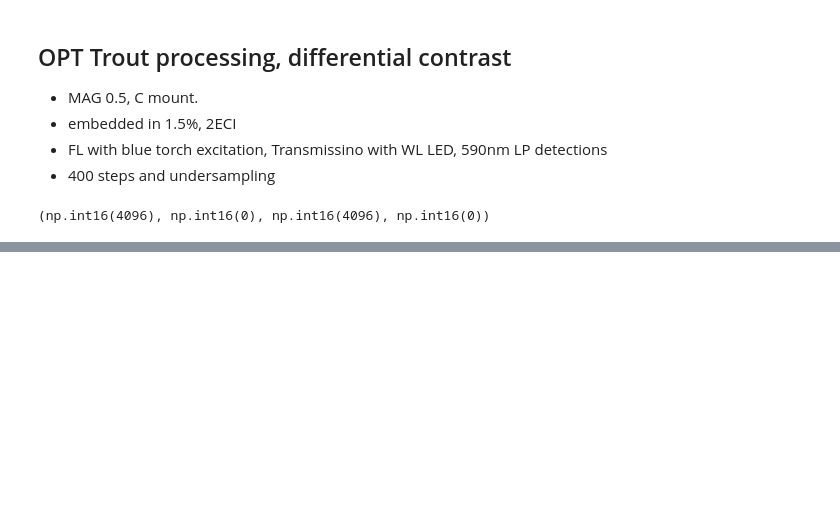
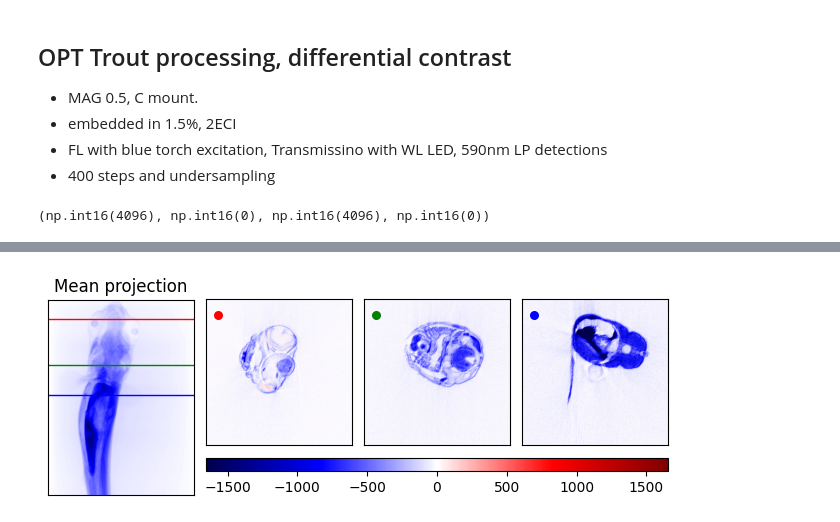
Before and after one commit to QBioImaging/paper-2026-opt-framework, a Jupyter notebook: 03_fl-tr.ipynb, the cells around one changed output, grey strips where cells are left out. Drawn from its saved outputs; the diff is of its cells as text; code cells hidden in the pictures; blank space fills up the shorter version.

```diff
--- a/03_fl-tr.ipynb
+++ b/03_fl-tr.ipynb
@@ -37,3 +23,8 @@ fl = np.load('data_output/0801_fl_lp590_400_recon.npy', allow_pickle=True)
 np.amax(tr), np.amin(tr), np.amax(fl), np.amin(fl)
 # %% [output]
 (np.int16(4096), np.int16(0), np.int16(4096), np.int16(0))
+# %%
+lineidx = [200, 680, 1000]
+tr_slices = tr[lineidx].copy()
+fl_slices = fl[lineidx].copy()
+tr_slices.shape
@@ -40,5 +33,6 @@ np.amax(tr), np.amin(tr), np.amax(fl), np.amin(fl)
 # %%
 tr.shape == fl.shape
 diff = tr - fl[:-1, :, :]
-np.amax(diff), np.amin(diff)
+diff_slices = tr_slices - fl_slices
+np.amax(diff), np.amin(diff), diff_slices.shape
 # %% [output]
@@ -45,0 +42,76 @@ np.amax(diff), np.amin(diff)
+# %%
+# max projection alone
+maxproj= np.max(diff, axis=2)
+meanproj= np.mean(diff, axis=2)
+
+# normalization step
+data = diff_slices.copy()
+
+del tr
+del fl
+# %%
+# saturation_factors
+sf = 2
+sf2 = 1
+edge_px = 240
+fig = plt.figure(figsize=(8, 4))
+meanproj_limit = max(abs(np.amin(meanproj)), abs(np.amax(meanproj))) / sf2
+abs_cbar_limit = max(abs(np.amin(diff_slices)), abs(np.amax(diff_slices))) / sf
+
+gs = gridspec.GridSpec(
+    2, 4,
+    height_ratios=[1.0, 0.032],
+    width_ratios=[1.3, 1.3, 1.3, 1.3],
+    hspace=-0.5
+)
+
+ax0 = fig.add_subplot(gs[0, 0])
+ax1 = fig.add_subplot(gs[0, 1])
+ax2 = fig.add_subplot(gs[0, 2])
+ax3 = fig.add_subplot(gs[0, 3])
+cax = fig.add_subplot(gs[1, 1:])
+
+
+ax0.imshow(meanproj, cmap=plt.cm.seismic,
+           vmin=-meanproj_limit / sf2, vmax=meanproj_limit / sf2)
+ax0.axhline(lineidx[0], color='r', lw=1, label='_nolegend_')
+ax0.axhline(lineidx[1], color='g', lw=1, label='_nolegend_')
+ax0.axhline(lineidx[2], color='b', lw=1, label='_nolegend_')
+ax0.set_title('Mean projection')
+ax0.set_yticks([]), ax0.set_xticks([])
+
+
+ax1.imshow(data[0][edge_px:-edge_px, edge_px:-edge_px], cmap=plt.cm.seismic,
+           vmin=-abs_cbar_limit, vmax=abs_cbar_limit)
+ax1.scatter(90, 110, color="red", s=30)
+ax1.set_yticks([]), ax1.set_xticks([])
+
+ax2.imshow(data[1][edge_px:-edge_px, edge_px:-edge_px], cmap=plt.cm.seismic,
+           vmin=-abs_cbar_limit, vmax=abs_cbar_limit)
+ax2.scatter(90, 110, color="green", s=30)
+ax2.set_yticks([]), ax2.set_xticks([])
+
+im = ax3.imshow(data[2][edge_px:-edge_px, edge_px:-edge_px], cmap=plt.cm.seismic,
+                vmin=-abs_cbar_limit, vmax=abs_cbar_limit)
+ax3.scatter(90, 110, color="blue", s=30)
+ax3.set_yticks([]), ax3.set_xticks([])
+cbar = fig.colorbar(
+    im,
+    cax=cax,
+    orientation="horizontal",
+)
+
+fig.subplots_adjust(
+    hspace=0.02,
+    wspace=0.08
+)
+u.move_up(ax1, 0.063)
+u.move_up(ax2, 0.063)
+u.move_up(ax3, 0.063)
+u.move_up(cax, 0.09)
+
+plt.savefig('fig_output/fig3c_diff.png', dpi=180)
+plt.show()
+gc.collect()
+# %% [output]
+[figure, added]
```
Also changed, not shown: parts of 7 cells of this notebook, 9 other files.
